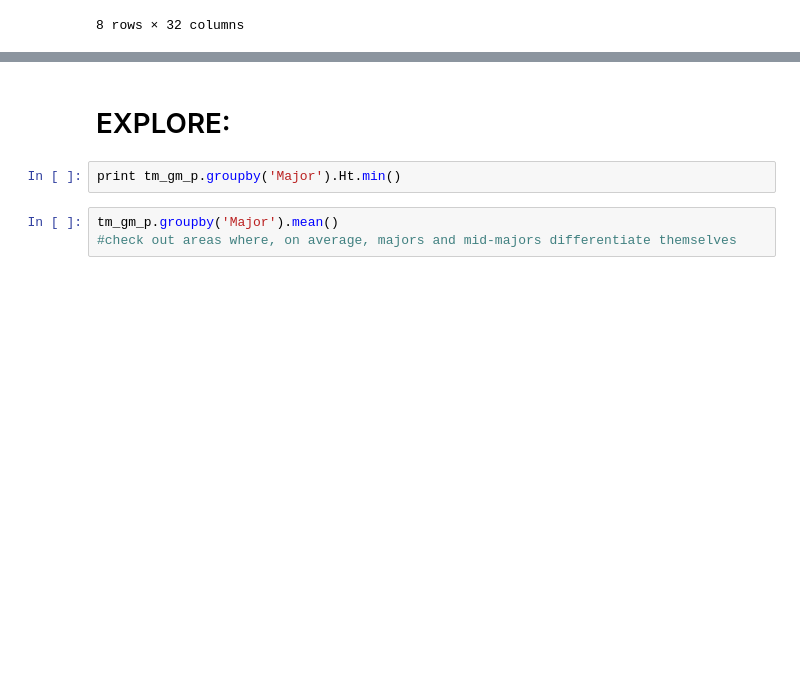
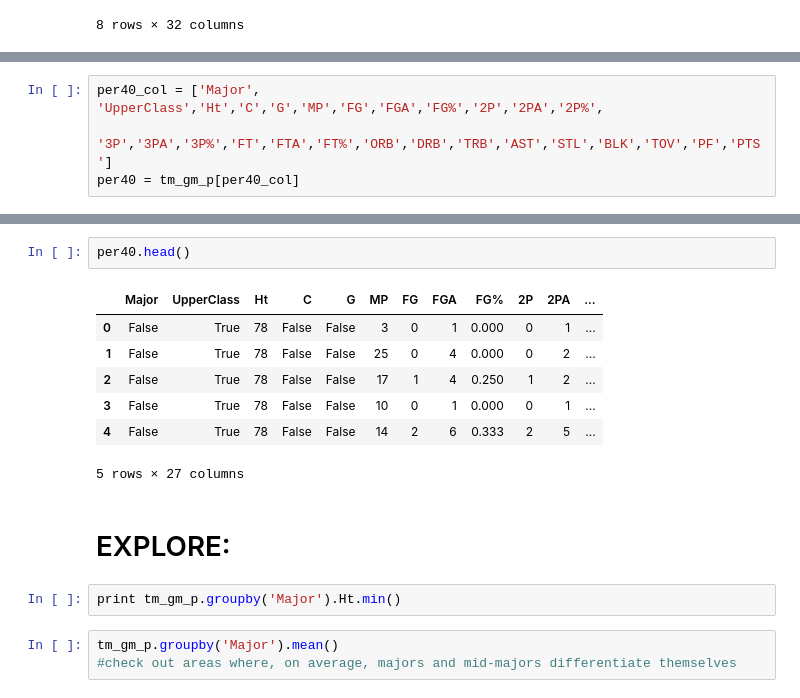
Before and after one commit to datadave/GADS9-NYC-Spring2014-Students, a Jupyter notebook: lab_submissions/project02/csheehan/project02.ipynb, the cells around one changed output, grey strips where cells are left out. Saved outputs shown, nothing was run; the diff lists cells and outputs as text; blank space fills up the shorter version.

```diff
--- a/lab_submissions/project02/csheehan/project02.ipynb
+++ b/lab_submissions/project02/csheehan/project02.ipynb
@@ -315,0 +390,4 @@ tm_gm_p.describe()
+# %%
+per40_col = ['Major', 'UpperClass','Ht','C','G','MP','FG','FGA','FG%','2P','2PA','2P%',
+             '3P','3PA','3P%','FT','FTA','FT%','ORB','DRB','TRB','AST','STL','BLK','TOV','PF','PTS']
+per40 = tm_gm_p[per40_col]
@@ -316,3 +422,13 @@ tm_gm_p.describe()
+# %%
+per40.head()
+# %% [output]
+|  | Major | UpperClass | Ht | C | G | MP | FG | FGA | FG% | 2P | 2PA | ... |
+| 0 | False | True | 78 | False | False | 3 | 0 | 1 | 0.000 | 0 | 1 | ... |
+| 1 | False | True | 78 | False | False | 25 | 0 | 4 | 0.000 | 0 | 2 | ... |
+| 2 | False | True | 78 | False | False | 17 | 1 | 4 | 0.250 | 1 | 2 | ... |
+| 3 | False | True | 78 | False | False | 10 | 0 | 1 | 0.000 | 0 | 1 | ... |
+| 4 | False | True | 78 | False | False | 14 | 2 | 6 | 0.333 | 2 | 5 | ... |
+5 rows × 27 columns
 # %% [markdown]
 # EXPLORE:
 # %%
```
Also changed, not shown: parts of 29 cells of this notebook.
